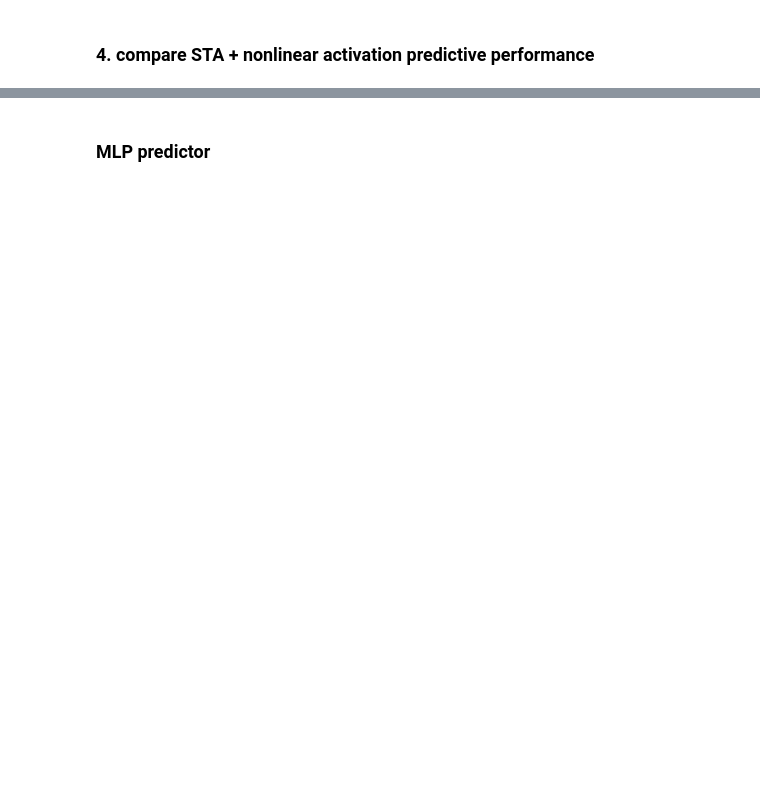
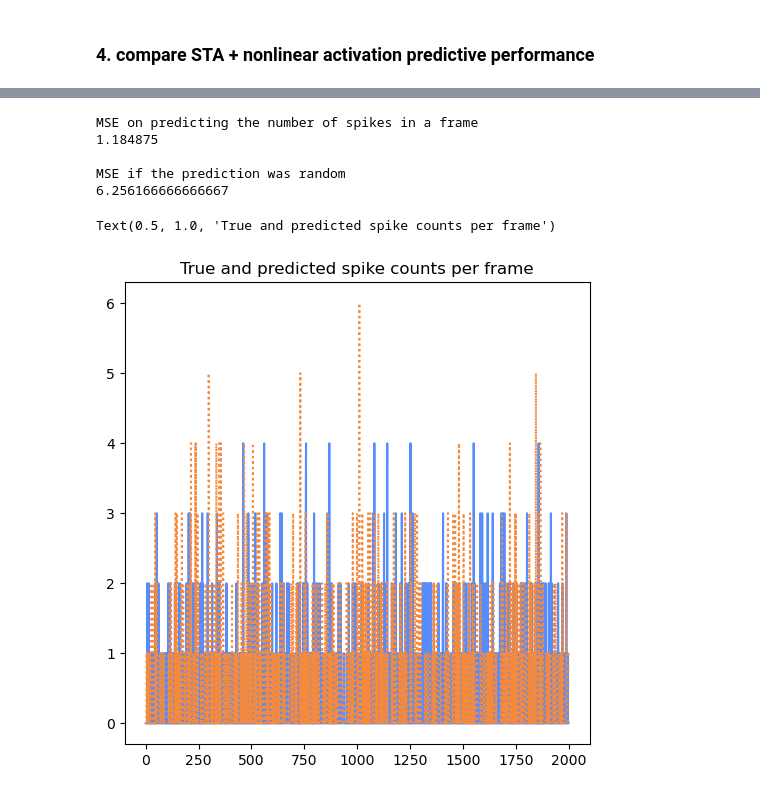
Before and after one commit to alessandrodipiano/neural_encoding, a Jupyter notebook: 2d_clean.ipynb, the cells around one changed output, grey strips where cells are left out. Saved outputs shown, nothing was run; the diff lists cells and outputs as text; code cells hidden in the pictures; blank space fills up the shorter version.

```diff
--- a/2d_clean.ipynb
+++ b/2d_clean.ipynb
@@ -344,2 +343,0 @@ print(accuracy, guess_accuracy)
-# %% [markdown]
-### MLP predictor
@@ -382,0 +344,30 @@ model.fit(X_train, y_train, batch_size=4, epochs=3, validation_data=(X_test, y_t
+# %%
+# task of predicting how many spikes occurred
+prediction_number = (g_relu / g_relu.max() * spike_counts.max())
+prediction_number = prediction_number // 1
+print("MSE on predicting the number of spikes in a frame")
+print(( (prediction_number - spike_counts) ** 2).sum() / spike_counts.shape[0])
+
+# find the performance of a random guesser
+# generate integers where the count is non-zero
+n_guesses = (random_guess != 0).sum()
+guesses = np.random.randint(1, int(spike_counts.max() + 1), size=n_guesses)
+
+random_numbers = random_guess.copy() # chooses the placement of zeros
+random_numbers[random_guess!=0] = guesses
+print("\nMSE if the prediction was random")
+print(( (random_numbers - spike_counts) ** 2).sum() / spike_counts.shape[0])
+# %% [output]
+MSE on predicting the number of spikes in a frame
+1.184875
+
+MSE if the prediction was random
+6.256166666666667
+# %%
+plt.figure(figsize=(6,6))
+plt.plot(spike_counts[:2000], label="true")
+plt.plot(prediction_number[:2000], label="prediction", linestyle="dotted")
+plt.title("True and predicted spike counts per frame")
+# %% [output]
+Text(0.5, 1.0, 'True and predicted spike counts per frame')
+[figure, added]
```
Also changed, not shown: parts of 23 cells of this notebook.
